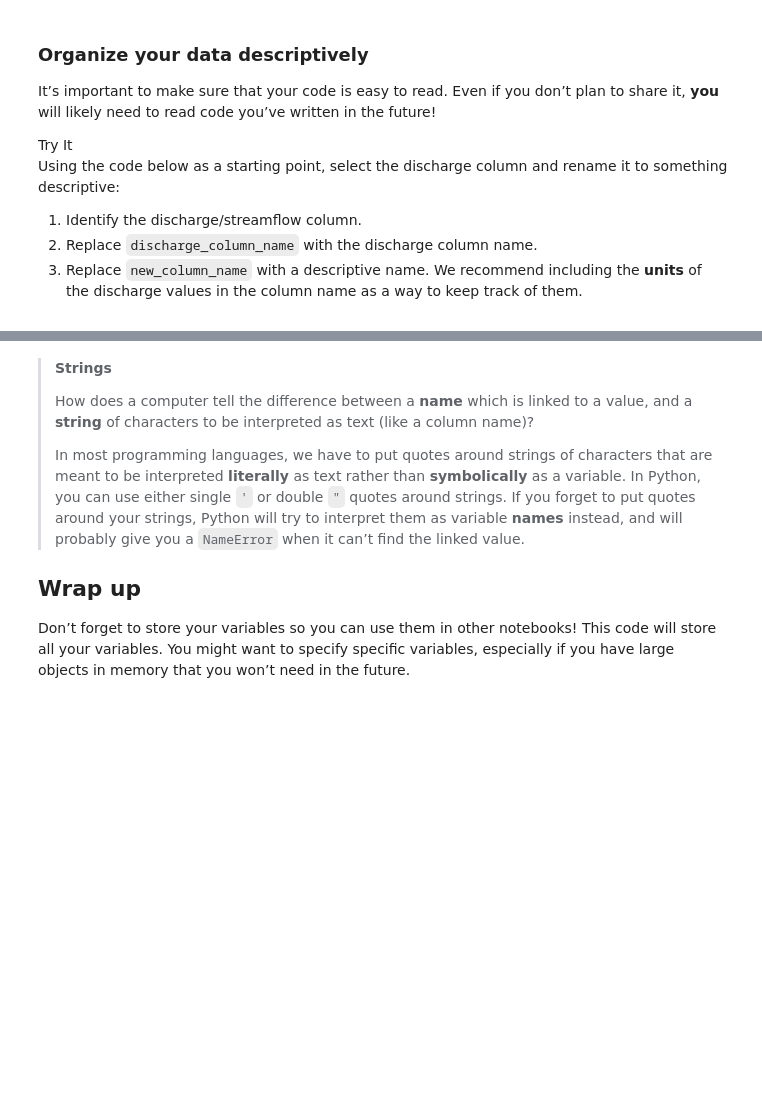
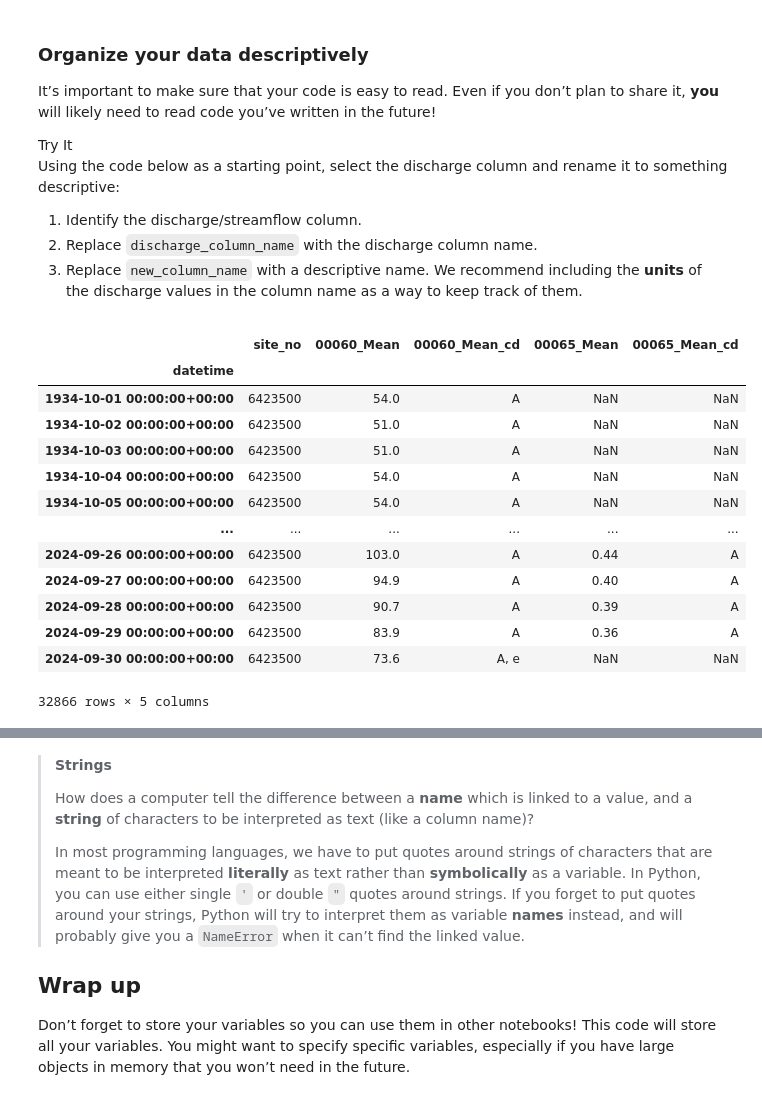
Before and after one commit to cu-esiil-edu/02-flood-ShawnBird89, a Jupyter notebook: notebooks/flood-02-wrangle.ipynb, the cells around one changed output, grey strips where cells are left out. Cells and saved outputs as stored; diff of their text form; code cells hidden in the pictures; blank space fills up the shorter version.

```diff
--- a/notebooks/flood-02-wrangle.ipynb
+++ b/notebooks/flood-02-wrangle.ipynb
@@ -113,6 +114,23 @@ name.</li>
 recommend including the <strong>units</strong> of the discharge values
 in the column name as a way to keep track of them.</li>
 </ol></div></div>
+# %%
+nwis_df
+# %% [output]
+|  | site_no | 00060_Mean | 00060_Mean_cd | 00065_Mean | 00065_Mean_cd |
+| datetime |  |  |  |  |  |
+| 1934-10-01 00:00:00+00:00 | 6423500 | 54.0 | A | NaN | NaN |
+| 1934-10-02 00:00:00+00:00 | 6423500 | 51.0 | A | NaN | NaN |
+| 1934-10-03 00:00:00+00:00 | 6423500 | 51.0 | A | NaN | NaN |
+| 1934-10-04 00:00:00+00:00 | 6423500 | 54.0 | A | NaN | NaN |
+| 1934-10-05 00:00:00+00:00 | 6423500 | 54.0 | A | NaN | NaN |
+| ... | ... | ... | ... | ... | ... |
+| 2024-09-26 00:00:00+00:00 | 6423500 | 103.0 | A | 0.44 | A |
+| 2024-09-27 00:00:00+00:00 | 6423500 | 94.9 | A | 0.40 | A |
+| 2024-09-28 00:00:00+00:00 | 6423500 | 90.7 | A | 0.39 | A |
+| 2024-09-29 00:00:00+00:00 | 6423500 | 83.9 | A | 0.36 | A |
+| 2024-09-30 00:00:00+00:00 | 6423500 | 73.6 | A, e | NaN | NaN |
+32866 rows × 5 columns
 # %%
 discharge_df = (
     nwis_df
```
Also changed, not shown: parts of 3 cells of this notebook.
